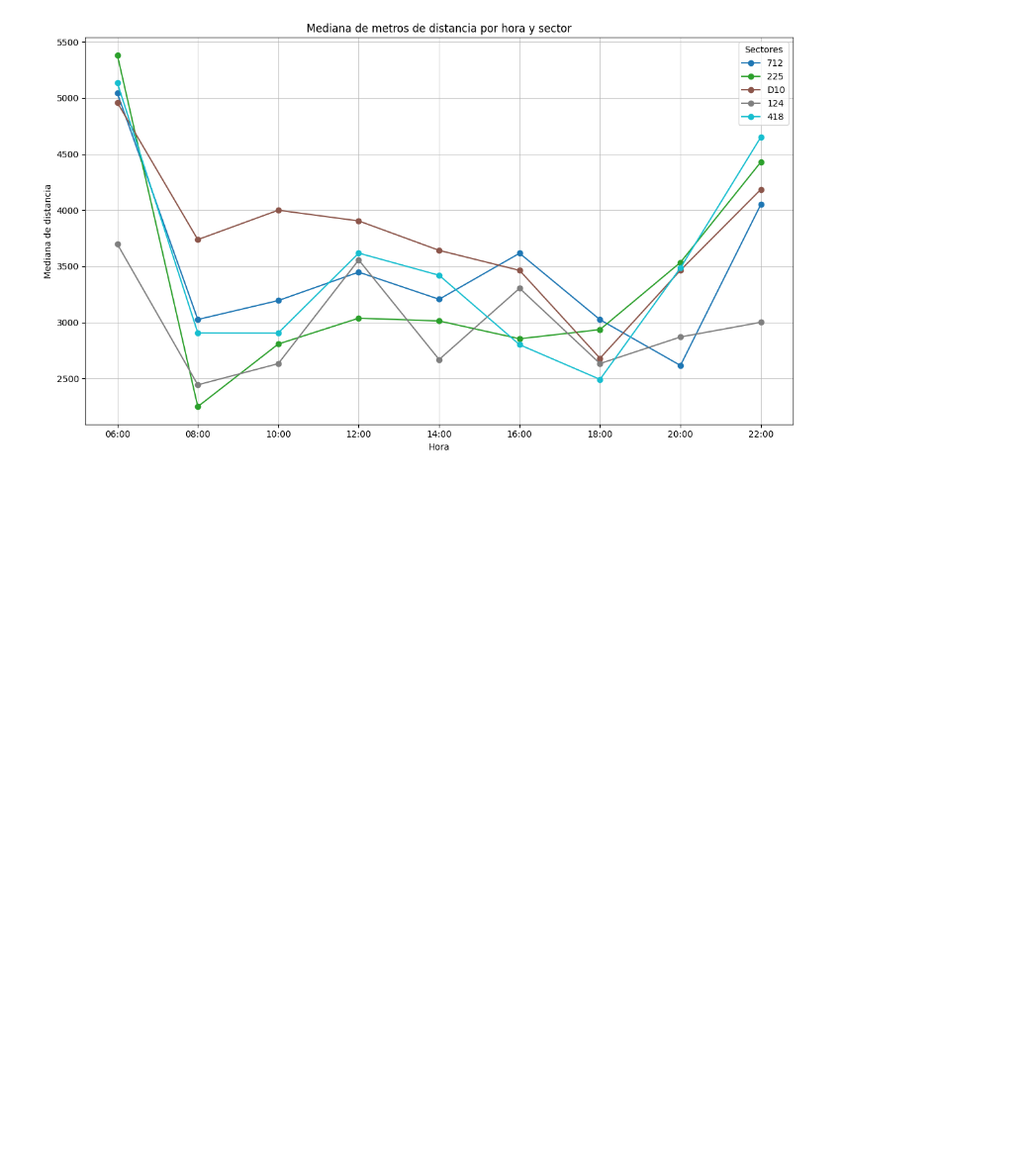
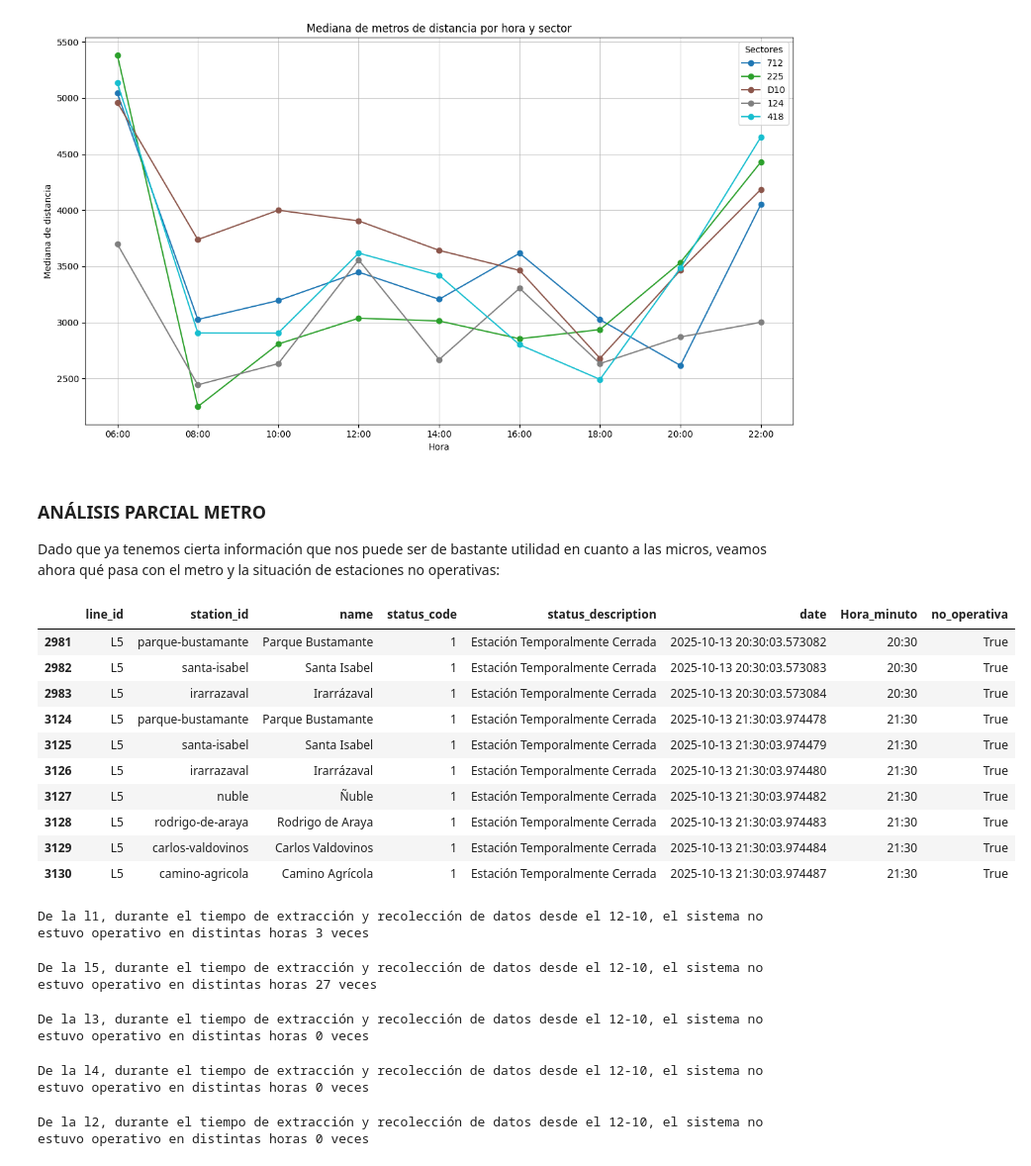
Before and after one commit to vpardoss/squadecaedro, a Jupyter notebook: analisis_data.ipynb, the cells around one changed output. Shown at 99% size. Saved outputs shown, nothing was run; the diff lists cells and outputs as text; code cells hidden in the pictures; blank space fills up the shorter version.

```diff
--- a/analisis_data.ipynb
+++ b/analisis_data.ipynb
@@ -485,3 +485,49 @@ plt.tight_layout()
 plt.show()
 # %% [output]
 [figure]
+# %% [markdown]
+### ANÁLISIS PARCIAL METRO
+Dado que ya tenemos cierta información que nos puede ser de bastante utilidad en cuanto a las micros, veamos ahora qué pasa con el metro y la situación de estaciones no operativas:
+# %%
+metro_no_operativo = metro_data[metro_data['status_code'] != 0]
+metro_no_operativo.head(10)
+# %% [output]
+|  | line_id | station_id | name | status_code | status_description | date | Hora_minuto | no_operativa |
+| 2981 | L5 | parque-bustamante | Parque Bustamante | 1 | Estación Temporalmente Cerrada | 2025-10-13 20:30:03.573082 | 20:30 | True |
+| 2982 | L5 | santa-isabel | Santa Isabel | 1 | Estación Temporalmente Cerrada | 2025-10-13 20:30:03.573083 | 20:30 | True |
+| 2983 | L5 | irarrazaval | Irarrázaval | 1 | Estación Temporalmente Cerrada | 2025-10-13 20:30:03.573084 | 20:30 | True |
+| 3124 | L5 | parque-bustamante | Parque Bustamante | 1 | Estación Temporalmente Cerrada | 2025-10-13 21:30:03.974478 | 21:30 | True |
+| 3125 | L5 | santa-isabel | Santa Isabel | 1 | Estación Temporalmente Cerrada | 2025-10-13 21:30:03.974479 | 21:30 | True |
+| 3126 | L5 | irarrazaval | Irarrázaval | 1 | Estación Temporalmente Cerrada | 2025-10-13 21:30:03.974480 | 21:30 | True |
+| 3127 | L5 | nuble | Ñuble | 1 | Estación Temporalmente Cerrada | 2025-10-13 21:30:03.974482 | 21:30 | True |
+| 3128 | L5 | rodrigo-de-araya | Rodrigo de Araya | 1 | Estación Temporalmente Cerrada | 2025-10-13 21:30:03.974483 | 21:30 | True |
+| 3129 | L5 | carlos-valdovinos | Carlos Valdovinos | 1 | Estación Temporalmente Cerrada | 2025-10-13 21:30:03.974484 | 21:30 | True |
+| 3130 | L5 | camino-agricola | Camino Agrícola | 1 | Estación Temporalmente Cerrada | 2025-10-13 21:30:03.974487 | 21:30 | True |
+# %%
+# METROS NO OPERATIVOS LINEA 1
+no_opera_l1 = metro_no_operativo[metro_no_operativo['line_id'] == 'L1']
+no_opera_l1.head(10)
+print(f'De la l1, durante el tiempo de extracción y recolección de datos desde el 12-10, el sistema no estuvo operativo en distintas horas {len(no_opera_l1)} veces')
+# %% [output]
+De la l1, durante el tiempo de extracción y recolección de datos desde el 12-10, el sistema no estuvo operativo en distintas horas 3 veces
+# %%
+no_opera_l5 = metro_no_operativo[metro_no_operativo['line_id'] == 'L5']
+no_opera_l5.head(10)
+print(f'De la l5, durante el tiempo de extracción y recolección de datos desde el 12-10, el sistema no estuvo operativo en distintas horas {len(no_opera_l5)} veces')
+# %% [output]
+De la l5, durante el tiempo de extracción y recolección de datos desde el 12-10, el sistema no estuvo operativo en distintas horas 27 veces
+# %%
+no_opera_l3 = metro_no_operativo[metro_no_operativo['line_id'] == 'L3']
+print(f'De la l3, durante el tiempo de extracción y recolección de datos desde el 12-10, el sistema no estuvo operativo en distintas horas {len(no_opera_l3)} veces')
+# %% [output]
+De la l3, durante el tiempo de extracción y recolección de datos desde el 12-10, el sistema no estuvo operativo en distintas horas 0 veces
+# %%
+no_opera_l4 = metro_no_operativo[metro_no_operativo['line_id'] == 'L4']
+print(f'De la l4, durante el tiempo de extracción y recolección de datos desde el 12-10, el sistema no estuvo operativo en distintas horas {len(no_opera_l4)} veces')
+# %% [output]
+De la l4, durante el tiempo de extracción y recolección de datos desde el 12-10, el sistema no estuvo operativo en distintas horas 0 veces
+# %%
+no_opera_l2 = metro_no_operativo[metro_no_operativo['line_id'] == 'L2']
+print(f'De la l2, durante el tiempo de extracción y recolección de datos desde el 12-10, el sistema no estuvo operativo en distintas horas {len(no_opera_l2)} veces')
+# %% [output]
+De la l2, durante el tiempo de extracción y recolección de datos desde el 12-10, el sistema no estuvo operativo en distintas horas 0 veces
```
Also changed, not shown: parts of 2 cells of this notebook.
